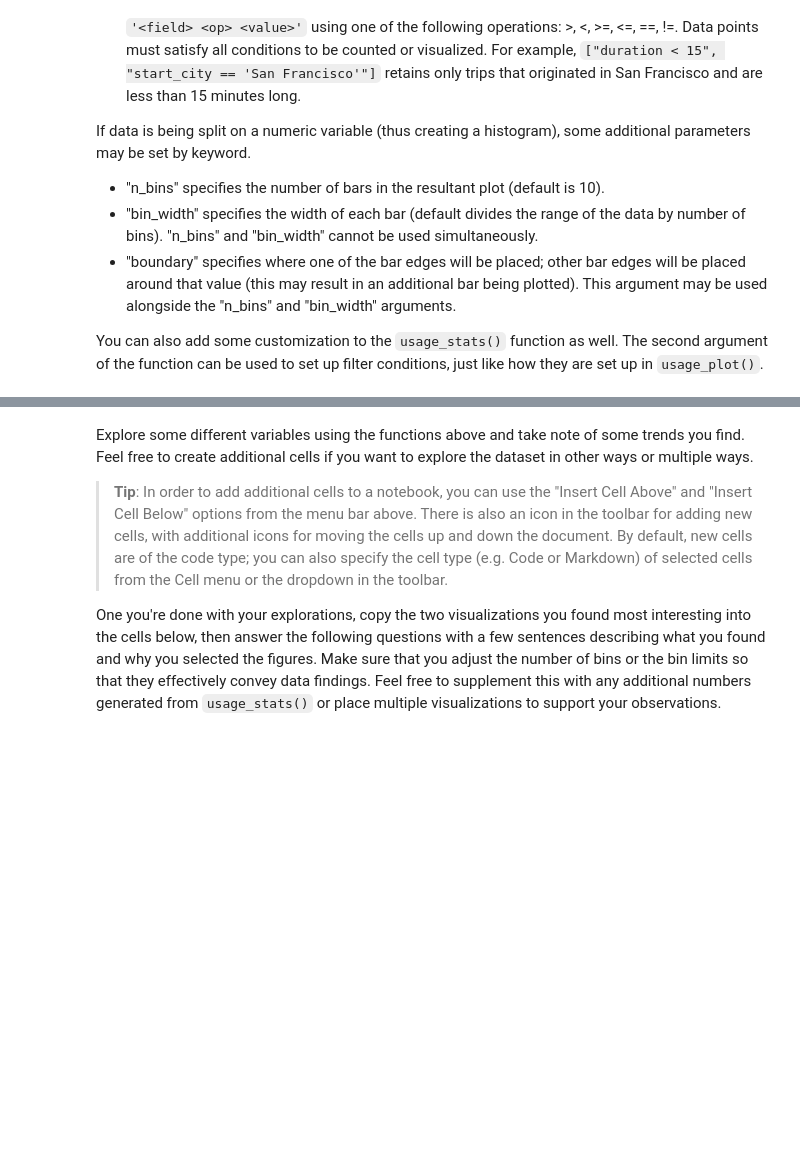
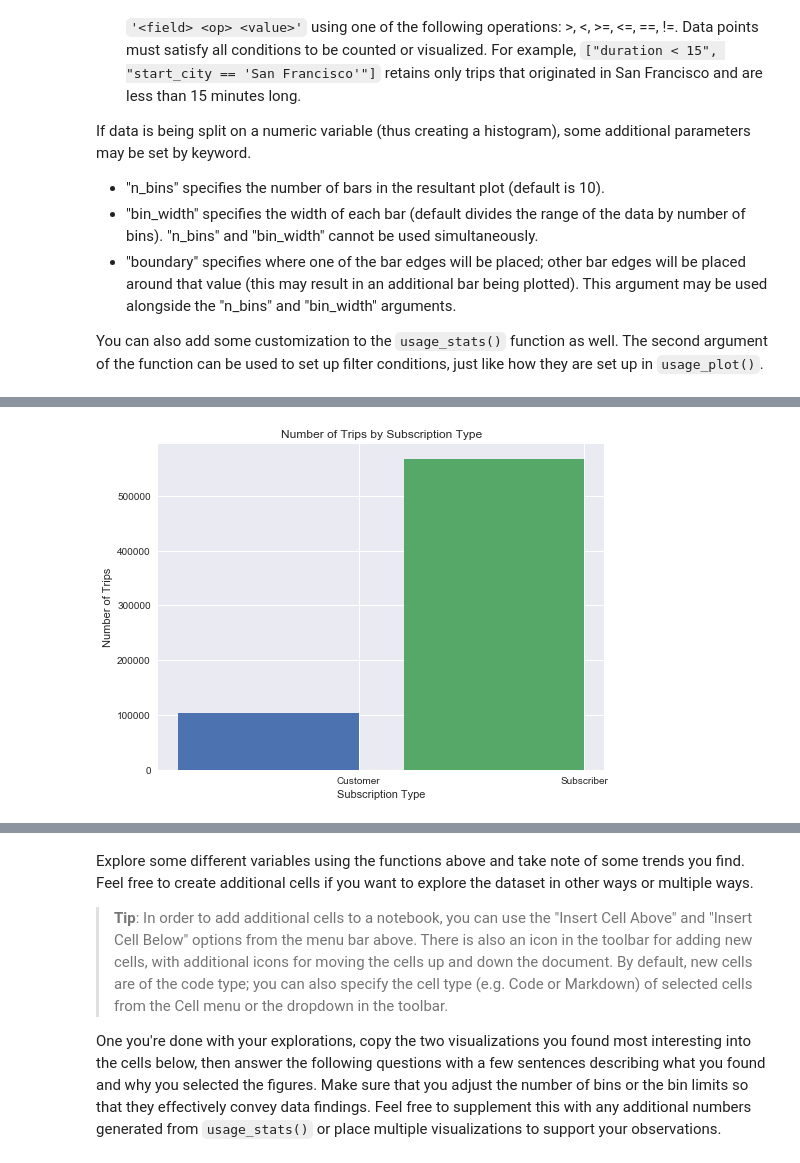
Before and after one commit to yaskyj/bay-area-bike-share, a Jupyter notebook: Bay_Area_Bike_Share_Analysis.ipynb, the cells around one changed output, grey strips where cells are left out. Drawn from its saved outputs; the diff is of its cells as text; code cells hidden in the pictures; blank space fills up the shorter version.

```diff
--- a/Bay_Area_Bike_Share_Analysis.ipynb
+++ b/Bay_Area_Bike_Share_Analysis.ipynb
@@ -290,0 +307,4 @@ usage_plot(trip_data)
+# %%
+usage_plot(trip_data, 'subscription_type')
+# %% [output]
+[figure, added]
```
Also changed, not shown: parts of 19 cells of this notebook.
